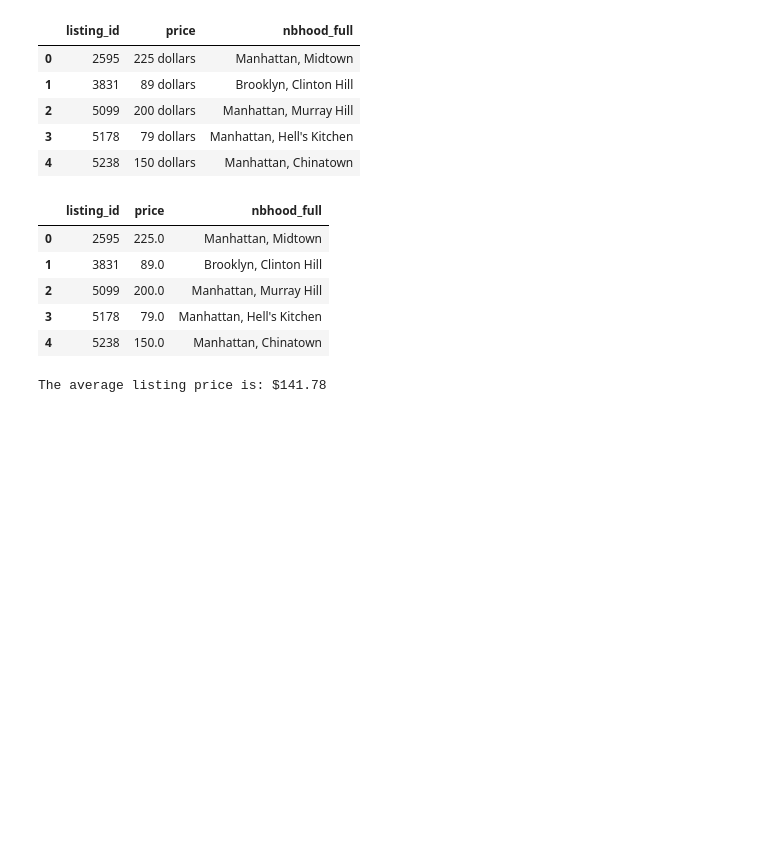
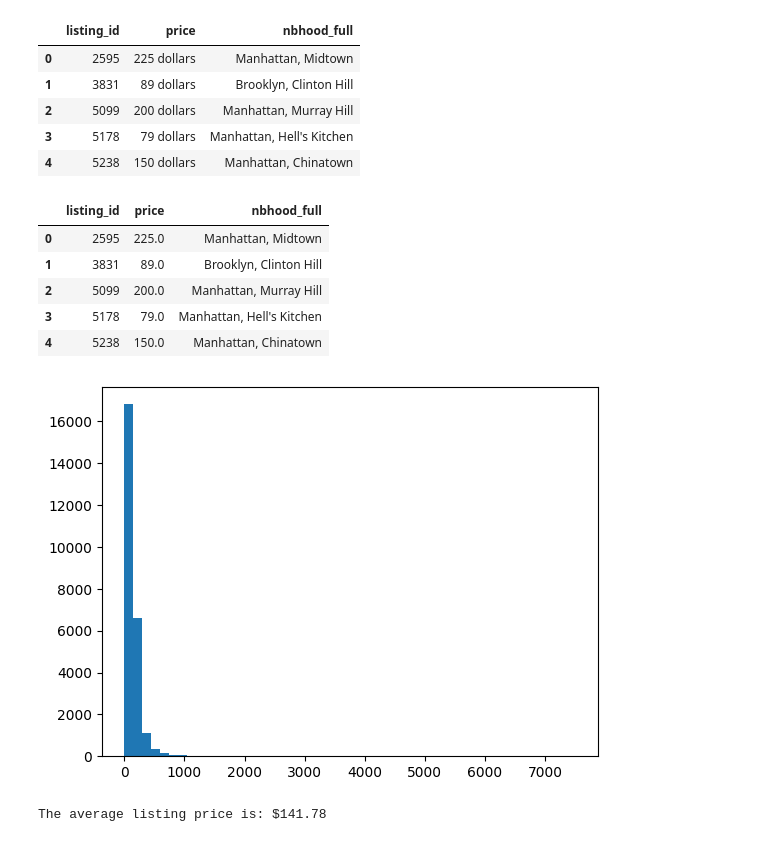
Before and after one commit to MichaelSzczepaniak/DSPortfolio, a Jupyter notebook: Airbnb_Market_Trends/ExploringAirbnbNYMarket.ipynb, the cells around one changed output. Saved outputs shown, nothing was run; the diff lists cells and outputs as text; code cells hidden in the pictures; blank space fills up the shorter version.

```diff
--- a/Airbnb_Market_Trends/ExploringAirbnbNYMarket.ipynb
+++ b/Airbnb_Market_Trends/ExploringAirbnbNYMarket.ipynb
@@ -285,6 +275,12 @@ df_prices.head()
 | 2 | 5099 | 200.0 | Manhattan, Murray Hill |
 | 3 | 5178 | 79.0 | Manhattan, Hell's Kitchen |
 | 4 | 5238 | 150.0 | Manhattan, Chinatown |
+# %%
+plt.hist(df_prices['price'], bins=50)
+
+plt.show()
+# %% [output]
+[figure, added]
 # %%
 average_listing_price = round(df_prices['price'].mean(), 2)
 print(f"The average listing price is: ${average_listing_price}")
```
Also changed, not shown: parts of 3 cells of this notebook.
